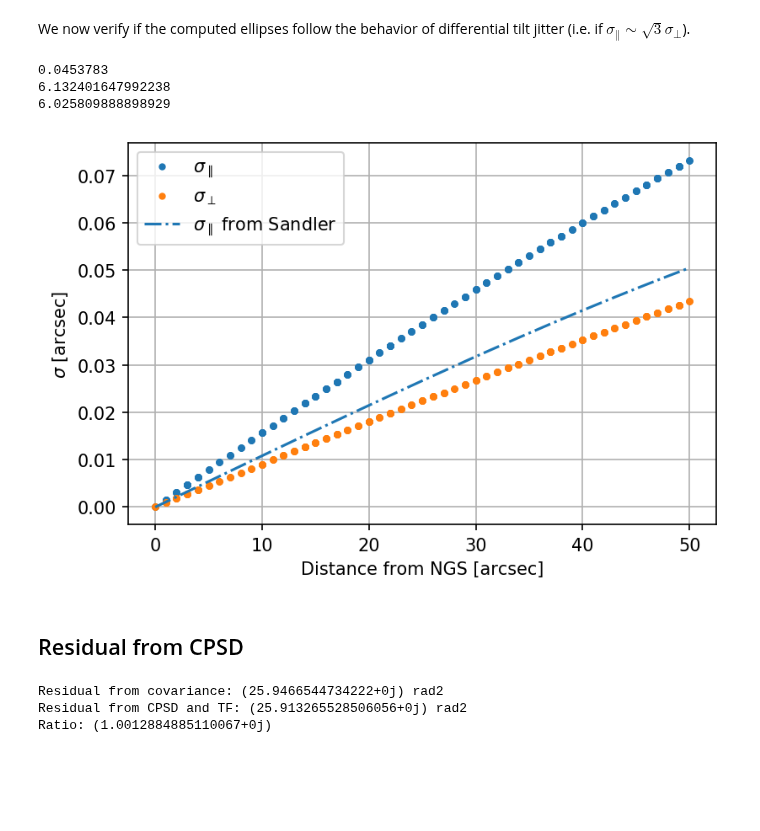
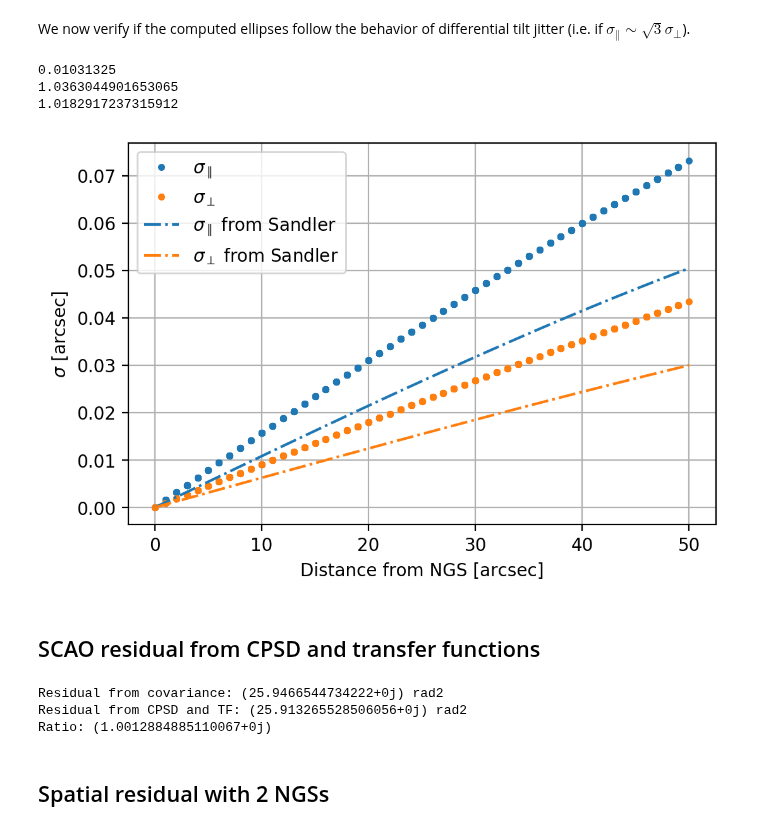
Before and after one commit to ArcetriAdaptiveOptics/arte, a Jupyter notebook: notebook/atmo/Tip_tilt_maps.ipynb, the cells around one changed output. Cells and saved outputs as stored; diff of their text form; code cells hidden in the pictures; blank space fills up the shorter version.

```diff
--- a/notebook/atmo/Tip_tilt_maps.ipynb
+++ b/notebook/atmo/Tip_tilt_maps.ipynb
@@ -68,7 +68,7 @@ ngs = GuideSource((0, 0), np.inf)
 aperture1 = CircularOpticalAperture(5, [0, 0, 0])
 aperture2 = CircularOpticalAperture(5, [0, 0, 0])
 cn2_profile = Cn2Profile.from_r0s([0.16], [25], [10e3], [10], [-20])
-cn2_profile.set_wavelength(2.2e-6)
+#cn2_profile.set_wavelength(2.2e-6)
 spatial_freqs = np.logspace(-3, 3, 100)
 
 #Definition of off-axis stars' positions.
@@ -182,47 +182,50 @@ order = distancesFromNGS.argsort()
 D = 10
 radToArcsec = 206265
 wlength = cn2_profile.wavelength().value
 r0 = cn2_profile.r0().value
 theta0 = cn2_profile.theta0().value
 th0 = 0.057 * wlength**(6/5)*cn2_profile.airmass()**(-8/5)* \
      (np.sum(cn2_profile._layersJs*cn2_profile._layersAltitudeInMeterAtZenith**(5/3)))**(-3/5) * radToArcsec
 
-widthArcsec = np.array(widths) * 4 * wlength / (2 * np.pi) / D * radToArcsec
-heightArcsec = np.array(heights) * 4 *wlength / (2 * np.pi) / D * radToArcsec
+widthArcsec = np.array(widths) * 4 * wlength / (2 * np.pi * D) * radToArcsec
+heightArcsec = np.array(heights) * 4 * wlength / (2 * np.pi) / D * radToArcsec
 
 import matplotlib.pyplot as plt
 plt.figure()
 plt.plot(distancesFromNGS[order], widthArcsec[order], '.', label="$\sigma_{\parallel}$")
 plt.plot(distancesFromNGS[order], heightArcsec[order], '.',  label="$\sigma_{\perp}$")
 plt.xlabel('Distance from NGS [arcsec]')
 plt.ylabel('$\sigma$ [arcsec]')
 
 cycle = plt.rcParams['axes.prop_cycle'].by_key()['color']
 #m1 = 2/15
 #m2 = np.sqrt(3) * m1
 #plt.plot(distancesFromNGS[order], distancesFromNGS[order]*m2, color=cycle[0], label='$\sigma_{\parallel}$ from fit')
 #plt.plot(distancesFromNGS[order], distancesFromNGS[order]*m1, color=cycle[1], label='$\sigma_{\perp}$ from fit')
 
-m3 = 0.0472 * (D/r0)**(-1/3) / (theta0**2)
-#m4 = np.sqrt(0.0157) * r0**(1/6) / (theta0 * D**(1/6))
-m5 = -0.0107 * r0**(7/3) / (theta0**4 * D**(7/3))
-mPar = np.sqrt(distancesFromNGS[order]**2*m3 + distancesFromNGS[order]**4*m5) * wlength / D * radToArcsec
-plt.plot(distancesFromNGS[order], mPar, '-.', color = cycle[0], label='$\sigma_{\parallel}$ from Sandler')
-#plt.plot(distancesFromNGS[order], distancesFromNGS[order]*m4, '-.', color=cycle[1], label='$\sigma_{\perp}$ from Sandler')
+c1_para = 0.0472 * (D/r0)**(-1/3) / (theta0**2) * (wlength / D)**2
+c2_para = -0.0107 * r0**(7/3) / (theta0**4 * D**(7/3)) * (wlength / D)**2
+c1_perp = 0.0157 * (D/r0)**(-1/3) / (theta0**2) * (wlength / D)**2
+c2_perp = -0.00214 * r0**(7/3) / (theta0**4 * D**(7/3)) * (wlength / D)**2
+sandler_para = np.sqrt(c1_para * distancesFromNGS[order]**2 + c2_para * distancesFromNGS[order]**4) * radToArcsec
+sandler_perp = np.sqrt(c1_perp * distancesFromNGS[order]**2 + c2_perp * distancesFromNGS[order]**4) * radToArcsec
+
+plt.plot(distancesFromNGS[order], sandler_para, '-.', color = cycle[0], label='$\sigma_{\parallel}$ from Sandler')
+plt.plot(distancesFromNGS[order], sandler_perp, '-.', color=cycle[1], label='$\sigma_{\perp}$ from Sandler')
 plt.legend()
 plt.grid()
 
 
 print(wlength/D * radToArcsec)
 print(theta0)
 print(th0)
 # %% [output]
-0.0453783
-6.132401647992238
-6.025809888898929
+0.01031325
+1.0363044901653065
+1.0182917237315912
-[figure, old version]
+[figure, new version]
 # %% [markdown]
-## Residual from CPSD
+## SCAO residual from CPSD and transfer functions
 # %%
 import numpy as np
 from apposto.types.guide_source import GuideSource
@@ -265,3 +268,5 @@ print('Ratio: {}'.format(res_with_cov/res_with_cpsd))
 Residual from covariance: (25.9466544734222+0j) rad2
 Residual from CPSD and TF: (25.913265528506056+0j) rad2
 Ratio: (1.0012884885110067+0j)
+# %% [markdown]
+## Spatial residual with 2 NGSs
```
Also changed, not shown: parts of 9 cells of this notebook, 1 other file.
